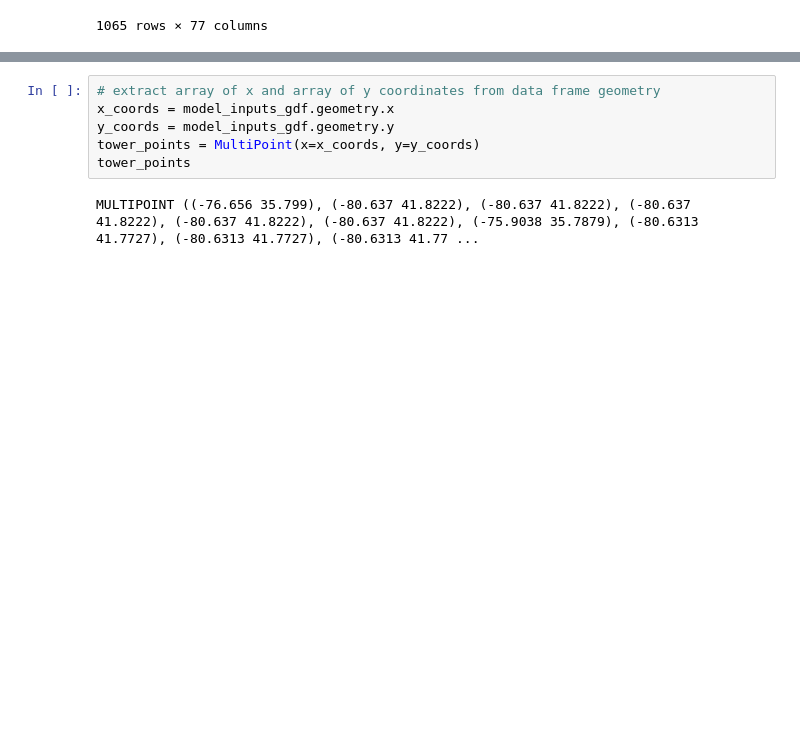
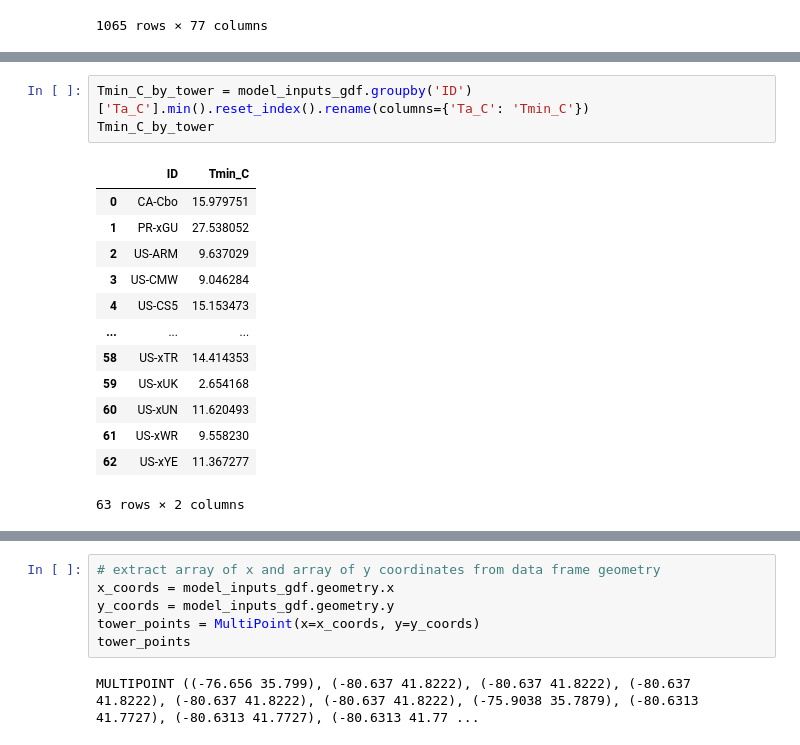
Before and after one commit to gregory-halverson-jpl/PM-JPL, a Jupyter notebook: notebooks/Tower Input Data for PM-JPL from ECOSTRESS Collection 2 Cal-Val copy.ipynb, the cells around one changed output, grey strips where cells are left out. Drawn from its saved outputs; the diff is of its cells as text; blank space fills up the shorter version.

```diff
--- a/notebooks/Tower Input Data for PM-JPL from ECOSTRESS Collection 2 Cal-Val copy.ipynb
+++ b/notebooks/Tower Input Data for PM-JPL from ECOSTRESS Collection 2 Cal-Val copy.ipynb
@@ -49,3 +68,20 @@ model_inputs_gdf
+# %%
+Tmin_C_by_tower = model_inputs_gdf.groupby('ID')['Ta_C'].min().reset_index().rename(columns={'Ta_C': 'Tmin_C'})
+Tmin_C_by_tower
+# %% [output]
+|  | ID | Tmin_C |
+| 0 | CA-Cbo | 15.979751 |
+| 1 | PR-xGU | 27.538052 |
+| 2 | US-ARM | 9.637029 |
+| 3 | US-CMW | 9.046284 |
+| 4 | US-CS5 | 15.153473 |
+| ... | ... | ... |
+| 58 | US-xTR | 14.414353 |
+| 59 | US-xUK | 2.654168 |
+| 60 | US-xUN | 11.620493 |
+| 61 | US-xWR | 9.558230 |
+| 62 | US-xYE | 11.367277 |
+63 rows × 2 columns
 # %%
 static_inputs_df = load_ECOv002_static_tower_PMJPL_inputs()
 static_inputs_df
```
Also changed, not shown: parts of 8 cells of this notebook, 7 other files.
